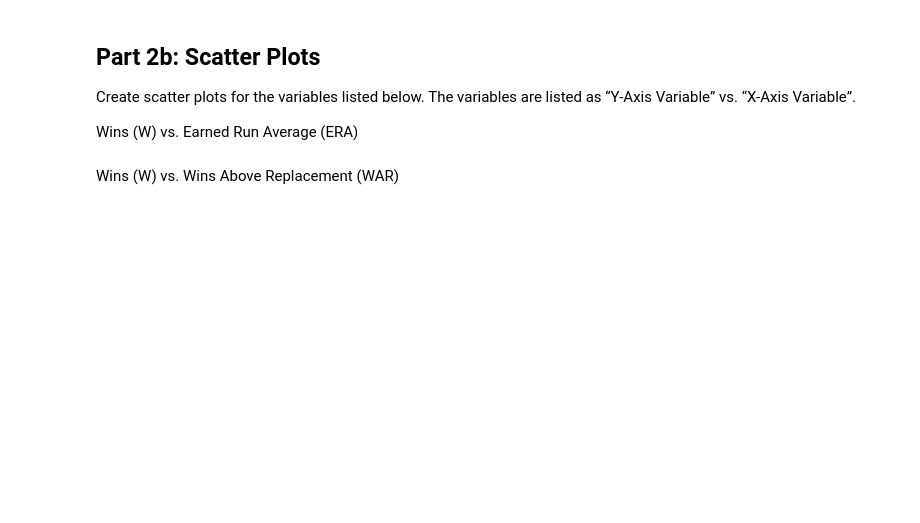
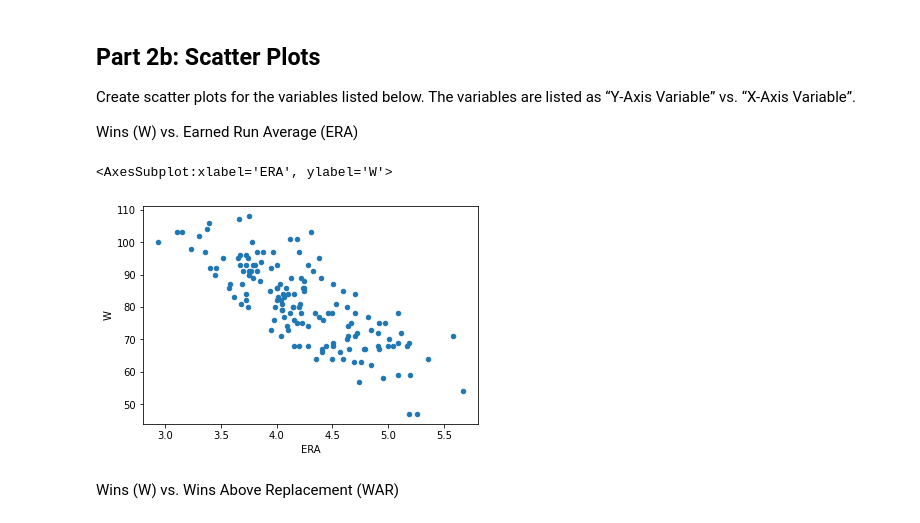
Before and after one commit to rgu6/Rachael-Gu, a Jupyter notebook: lab_regression/lab_regression.ipynb, the cells around one changed output. Saved outputs shown, nothing was run; the diff lists cells and outputs as text; code cells hidden in the pictures; blank space fills up the shorter version.

```diff
--- a/lab_regression/lab_regression.ipynb
+++ b/lab_regression/lab_regression.ipynb
@@ -135,6 +181,10 @@ The variables are listed as “Y-Axis Variable” vs. “X-Axis Variable”.
 Wins (W) vs. Earned Run Average (ERA)
 # %%
 #Code for Scatter Plot
+MLB.plot.scatter(x="ERA",y="W")
+# %% [output]
+<AxesSubplot:xlabel='ERA', ylabel='W'>
+[figure, added]
 # %% [markdown]
 Wins (W) vs. Wins Above Replacement (WAR)
 # %%
```
Also changed, not shown: parts of 42 cells of this notebook, 2 other files.
